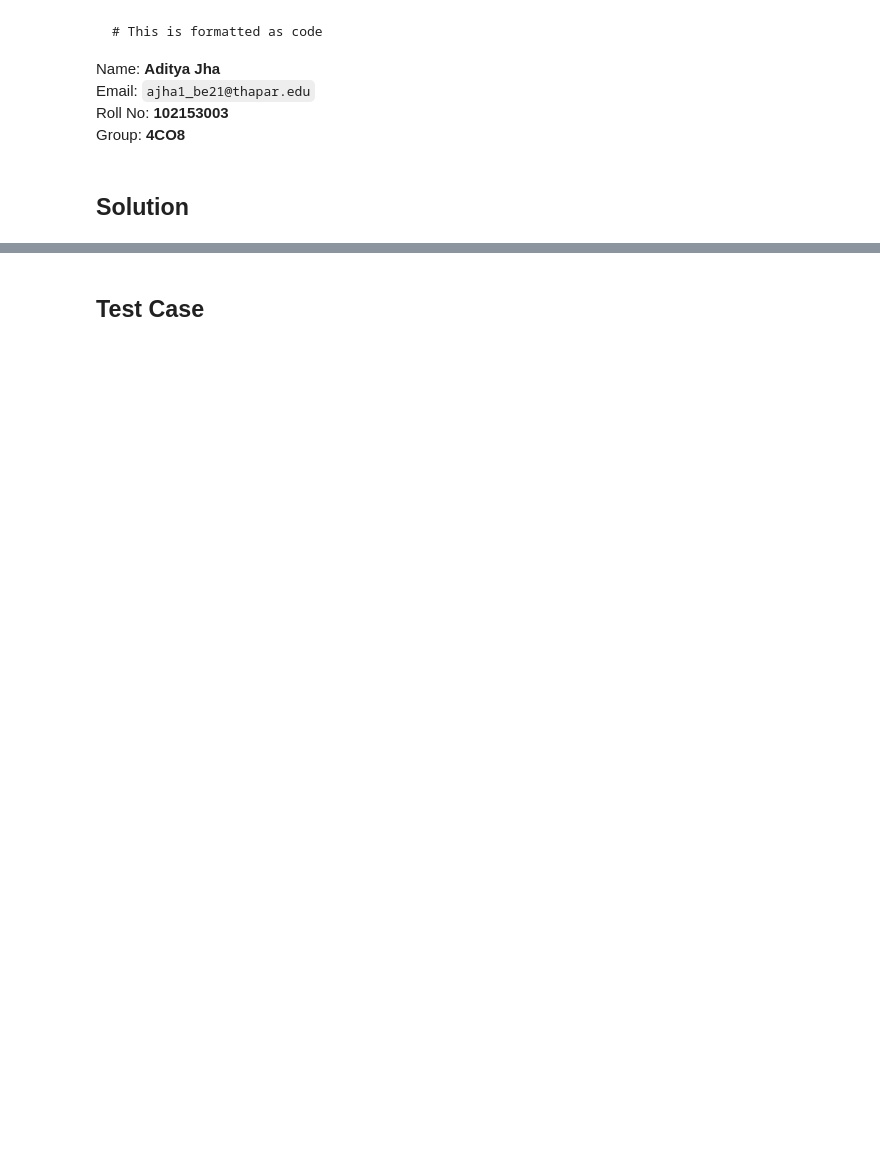
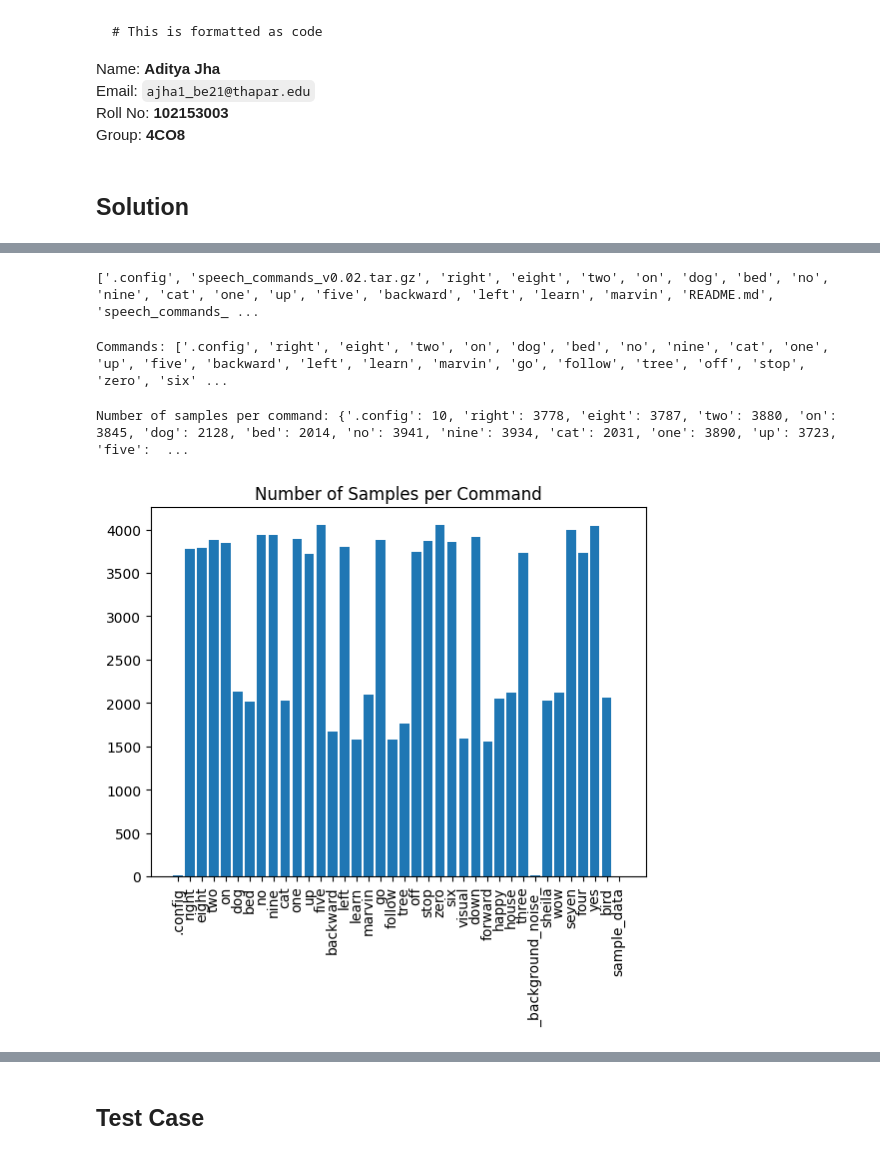
Before and after one commit to AdityaJha021/102153003-SESS_LE1, a Jupyter notebook: 102153003_AdityaJha.ipynb, the cells around one changed output, grey strips where cells are left out. Saved outputs shown, nothing was run; the diff lists cells and outputs as text; code cells hidden in the pictures; blank space fills up the shorter version.

```diff
--- a/102153003_AdityaJha.ipynb
+++ b/102153003_AdityaJha.ipynb
@@ -36,0 +104,28 @@ def createNnClassifier(d,H,C) :
+# %%
+data_dir = '/content'
+commands = os.listdir(data_dir)
+print(commands)
+# %% [output]
+['.config', 'speech_commands_v0.02.tar.gz', 'right', 'eight', 'two', 'on', 'dog', 'bed', 'no', 'nine', 'cat', 'one', 'up', 'five', 'backward', 'left', 'learn', 'marvin', 'README.md', 'speech_commands_ ...
+# %%
+commands = [cmd for cmd in os.listdir(data_dir) if os.path.isdir(os.path.join(data_dir, cmd))]
+print("Commands:", commands)
+# %% [output]
+Commands: ['.config', 'right', 'eight', 'two', 'on', 'dog', 'bed', 'no', 'nine', 'cat', 'one', 'up', 'five', 'backward', 'left', 'learn', 'marvin', 'go', 'follow', 'tree', 'off', 'stop', 'zero', 'six' ...
+# %%
+import librosa
+import numpy as np
+import matplotlib.pyplot as plt
+
+# Analyze the number of samples per command
+command_count = {command: len(os.listdir(os.path.join(data_dir, command))) for command in commands}
+print("Number of samples per command:", command_count)
+
+# Plot the distribution of samples per command
+plt.bar(command_count.keys(), command_count.values())
+plt.xticks(rotation=90)
+plt.title('Number of Samples per Command')
+plt.show()
+# %% [output]
+Number of samples per command: {'.config': 10, 'right': 3778, 'eight': 3787, 'two': 3880, 'on': 3845, 'dog': 2128, 'bed': 2014, 'no': 3941, 'nine': 3934, 'cat': 2031, 'one': 3890, 'up': 3723, 'five':  ...
+[figure, added]
```
Also changed, not shown: parts of 14 cells of this notebook.
